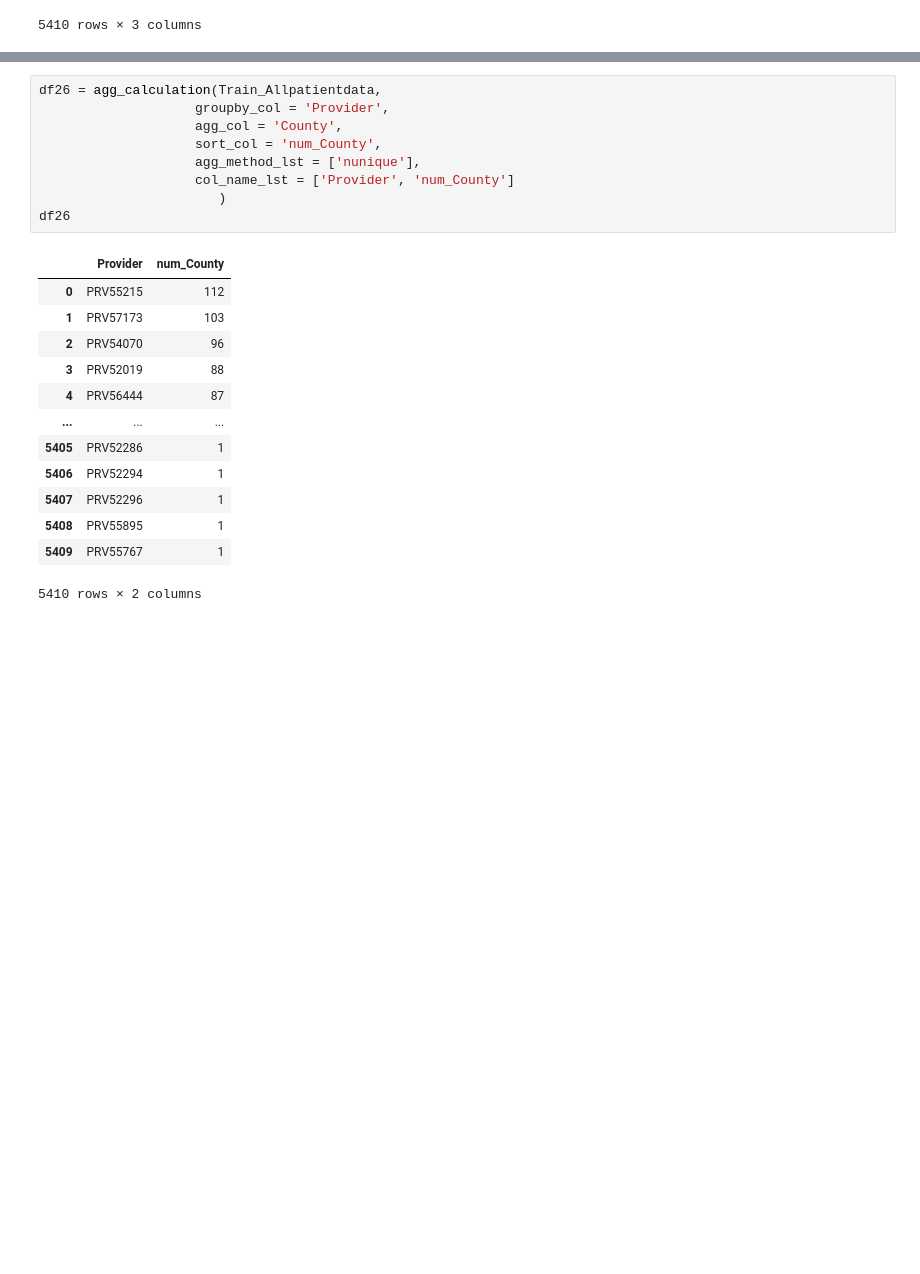
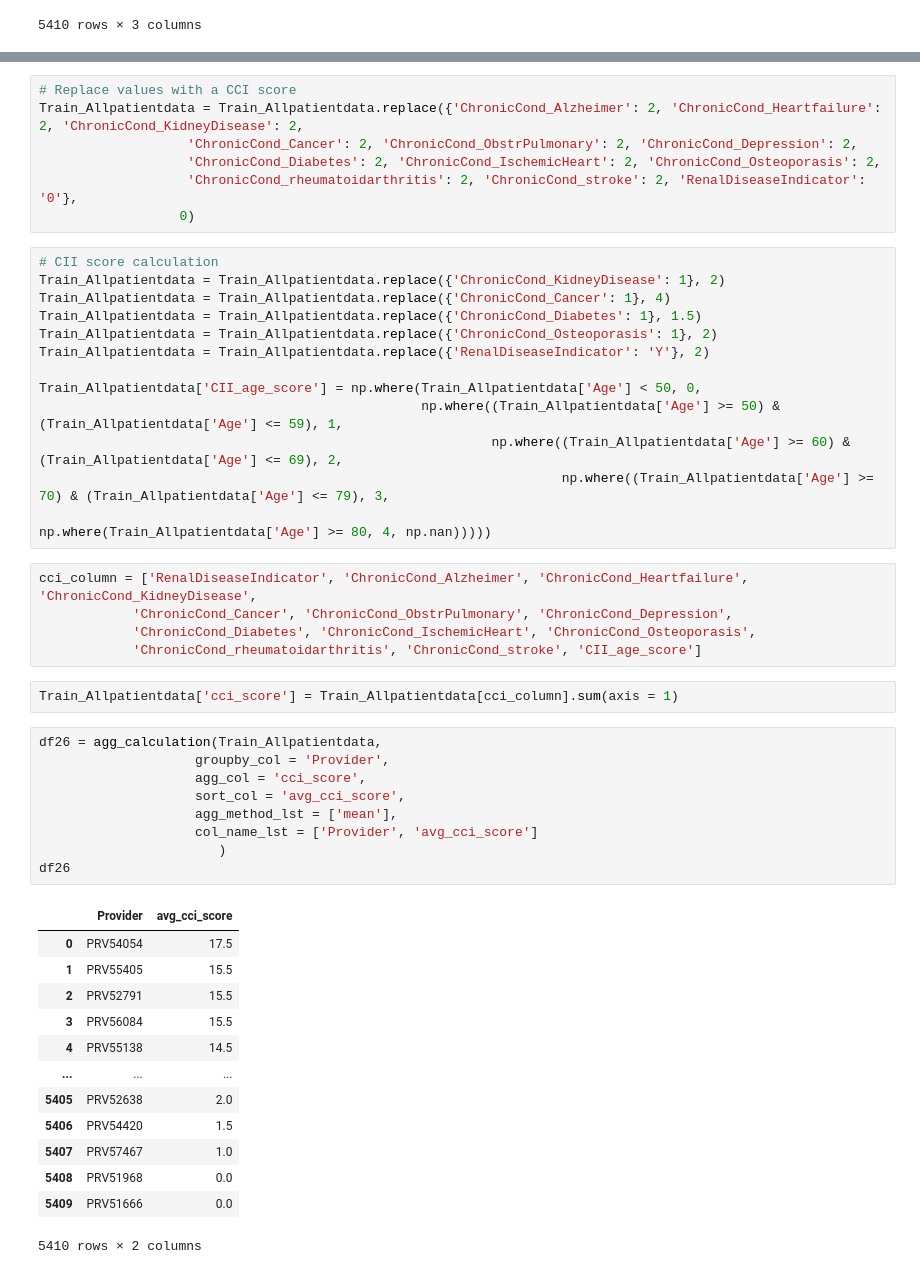
Before and after one commit to yingliu1206/Fraud-detection-In-Health-Care, a Jupyter notebook: code_v2.ipynb, the cells around one changed output, grey strips where cells are left out. Drawn from its saved outputs; the diff is of its cells as text; blank space fills up the shorter version.

Commit message:
add patients features - cci score

```diff
--- a/code_v2.ipynb
+++ b/code_v2.ipynb
@@ -1021,25 +1021,52 @@ df_merged_pt
+# %%
+# Replace values with a CCI score
+Train_Allpatientdata = Train_Allpatientdata.replace({'ChronicCond_Alzheimer': 2, 'ChronicCond_Heartfailure': 2, 'ChronicCond_KidneyDisease': 2,
+                   'ChronicCond_Cancer': 2, 'ChronicCond_ObstrPulmonary': 2, 'ChronicCond_Depression': 2,
+                   'ChronicCond_Diabetes': 2, 'ChronicCond_IschemicHeart': 2, 'ChronicCond_Osteoporasis': 2,
+                   'ChronicCond_rheumatoidarthritis': 2, 'ChronicCond_stroke': 2, 'RenalDiseaseIndicator': '0'},
+                  0)
+# %%
+# CII score calculation
+Train_Allpatientdata = Train_Allpatientdata.replace({'ChronicCond_KidneyDisease': 1}, 2)
+Train_Allpatientdata = Train_Allpatientdata.replace({'ChronicCond_Cancer': 1}, 4)
+Train_Allpatientdata = Train_Allpatientdata.replace({'ChronicCond_Diabetes': 1}, 1.5)
+Train_Allpatientdata = Train_Allpatientdata.replace({'ChronicCond_Osteoporasis': 1}, 2)
+Train_Allpatientdata = Train_Allpatientdata.replace({'RenalDiseaseIndicator': 'Y'}, 2)
+
+Train_Allpatientdata['CII_age_score'] = np.where(Train_Allpatientdata['Age'] < 50, 0,
+                                                 np.where((Train_Allpatientdata['Age'] >= 50) & (Train_Allpatientdata['Age'] <= 59), 1,
+                                                          np.where((Train_Allpatientdata['Age'] >= 60) & (Train_Allpatientdata['Age'] <= 69), 2,
+                                                                   np.where((Train_Allpatientdata['Age'] >= 70) & (Train_Allpatientdata['Age'] <= 79), 3,
+                                                                            np.where(Train_Allpatientdata['Age'] >= 80, 4, np.nan)))))
+# %%
+cci_column = ['RenalDiseaseIndicator', 'ChronicCond_Alzheimer', 'ChronicCond_Heartfailure', 'ChronicCond_KidneyDisease',
+            'ChronicCond_Cancer', 'ChronicCond_ObstrPulmonary', 'ChronicCond_Depression',
+            'ChronicCond_Diabetes', 'ChronicCond_IschemicHeart', 'ChronicCond_Osteoporasis',
+            'ChronicCond_rheumatoidarthritis', 'ChronicCond_stroke', 'CII_age_score']
+# %%
+Train_Allpatientdata['cci_score'] = Train_Allpatientdata[cci_column].sum(axis = 1)
 # %%
 df26 = agg_calculation(Train_Allpatientdata,
                     groupby_col = 'Provider',
-                    agg_col = 'County',
-                    sort_col = 'num_County',
-                    agg_method_lst = ['nunique'],
-                    col_name_lst = ['Provider', 'num_County']
+                    agg_col = 'cci_score',
+                    sort_col = 'avg_cci_score',
+                    agg_method_lst = ['mean'],
+                    col_name_lst = ['Provider', 'avg_cci_score']
                        )
 df26
 # %% [output]
-|  | Provider | num_County |
-| 0 | PRV55215 | 112 |
-| 1 | PRV57173 | 103 |
-| 2 | PRV54070 | 96 |
-| 3 | PRV52019 | 88 |
-| 4 | PRV56444 | 87 |
+|  | Provider | avg_cci_score |
+| 0 | PRV54054 | 17.5 |
+| 1 | PRV55405 | 15.5 |
+| 2 | PRV52791 | 15.5 |
+| 3 | PRV56084 | 15.5 |
+| 4 | PRV55138 | 14.5 |
 | ... | ... | ... |
-| 5405 | PRV52286 | 1 |
-| 5406 | PRV52294 | 1 |
-| 5407 | PRV52296 | 1 |
-| 5408 | PRV55895 | 1 |
-| 5409 | PRV55767 | 1 |
+| 5405 | PRV52638 | 2.0 |
+| 5406 | PRV54420 | 1.5 |
+| 5407 | PRV57467 | 1.0 |
+| 5408 | PRV51968 | 0.0 |
+| 5409 | PRV51666 | 0.0 |
 5410 rows × 2 columns
 # %%
 df_merged_pt = df_merged_pt.merge(df26, how = 'outer', on = 'Provider')
```
Also changed, not shown: parts of 19 cells of this notebook.
